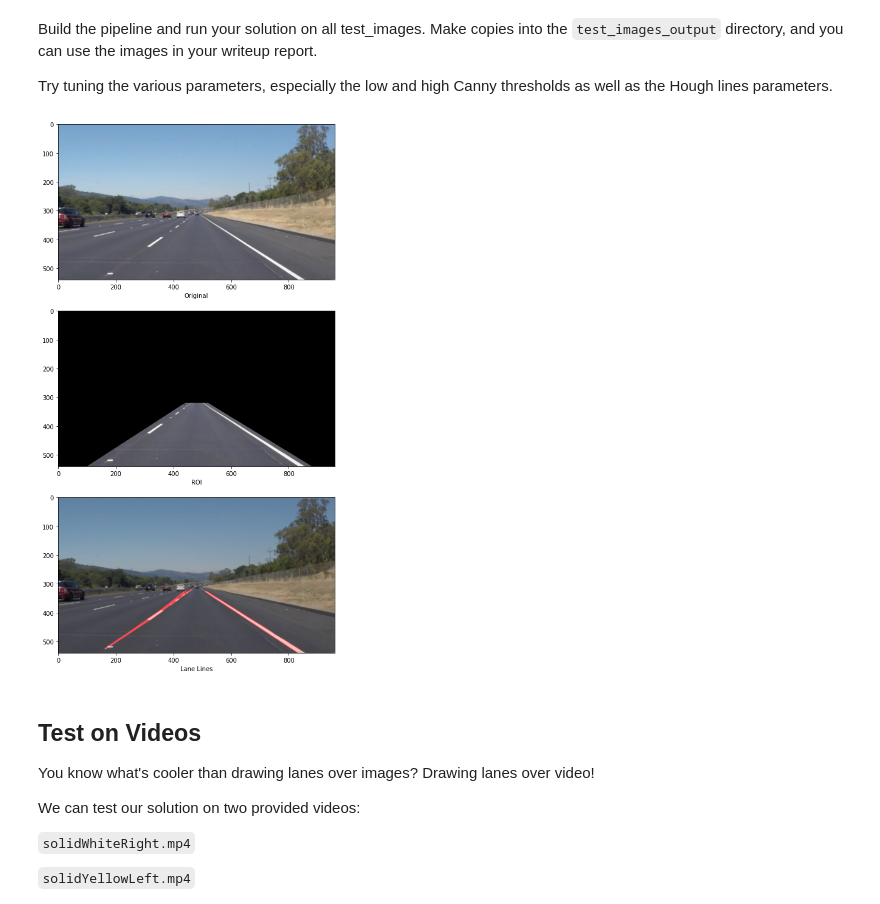
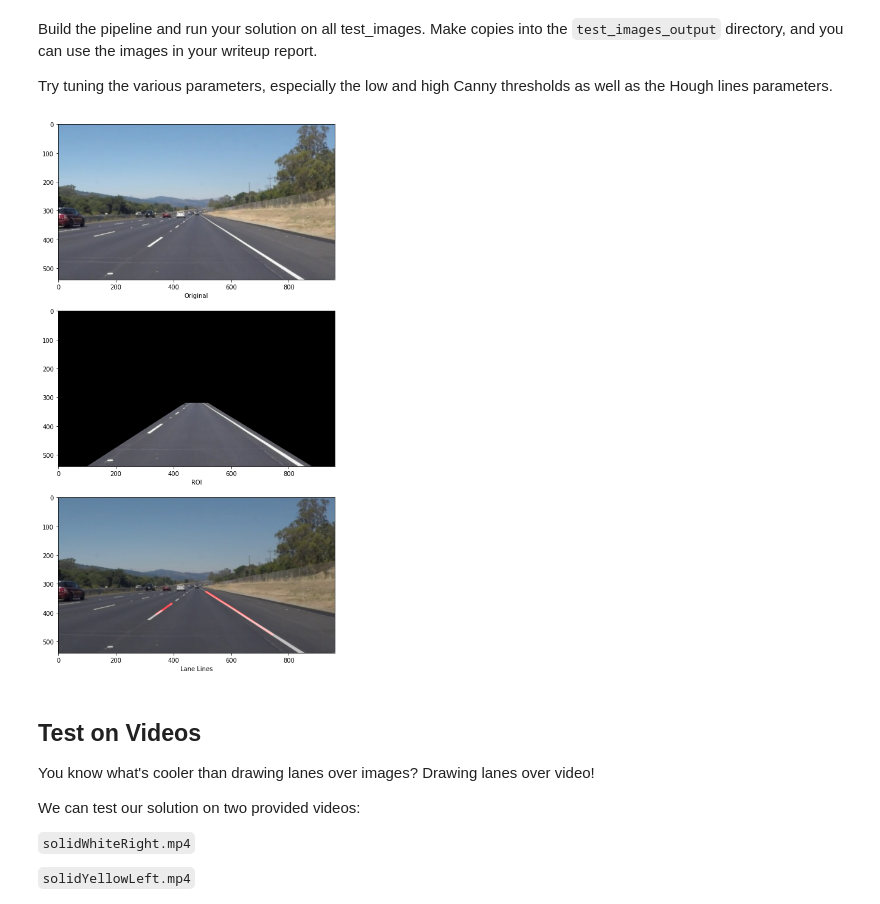
Before and after one commit to shlok-agarwal/LaneFinding, a Jupyter notebook: P1.ipynb, the cells around one changed output. Saved outputs shown, nothing was run; the diff lists cells and outputs as text; code cells hidden in the pictures.

Commit message:
polyfit but realize more complex solutions are more delicate and need more tuning

```diff
--- a/P1.ipynb
+++ b/P1.ipynb
@@ -125,7 +125,7 @@ def region_of_interest(img, vertices):
     return masked_image
 
 
-def draw_lines(img, lines, color=[255, 0, 0], thickness=2):
+def draw_lines(img, lines, lane_xcenter, color=[255, 0, 0], thickness=5):
     """
     NOTE: this is the function you might want to use as a starting point once you want to
     average/extrapolate the line segments you detect to map out the full
@@ -154,17 +154,16 @@ def draw_lines(img, lines, color=[255, 0, 0], thickness=2):
     def getPoints(img, lines):
         leftPoints = np.empty((0,2), int) # declare empty numpy array
         rightPoints = np.empty((0,2), int) # declare empty numpy array
-        xCenter = img.shape[1]/2
         for line in lines:
             for x1,y1,x2,y2 in line:
                 angle = lineAngle(x1,y1,x2,y2)
                 if (angle >= 30 and angle <= 90) or (angle >= -90 and angle <= -30):
-                    if x1 < xCenter:
+                    if x1 < lane_xcenter:
                         leftPoints = np.append(leftPoints, np.array([[x1,y1]]), axis=0)
                     else:
                         rightPoints = np.append(rightPoints, np.array([[x1,y1]]), axis=0)
 
-                    if x2 < xCenter:
+                    if x2 < lane_xcenter:
                         leftPoints = np.append(leftPoints, np.array([[x2,y2]]), axis=0)
                     else:
                         rightPoints = np.append(rightPoints, np.array([[x2,y2]]), axis=0)
@@ -174,16 +173,34 @@ def draw_lines(img, lines, color=[255, 0, 0], thickness=2):
 
     # From https://stackoverflow.com/questions/19165259/python-numpy-scipy-curve-fitting
     leftPoints, rightPoints = getPoints(img, lines)
-    cv2.polylines(img, [leftPoints],
+
+    # calculate polynomial
+    z = np.polyfit(leftPoints[:,0], leftPoints[:,1], 3)
+    f = np.poly1d(z)
+
+    size = 10
+    fitLeftPoints = np.empty((size,2), int)
+    fitLeftPoints[:,0] = np.linspace(leftPoints[0,0], leftPoints[-1,0], size)
+    fitLeftPoints[:,1] = f(fitLeftPoints[:,0])
+
+    # calculate polynomial
+    z = np.polyfit(rightPoints[:,0], rightPoints[:,1], 3)
+    f = np.poly1d(z)
+
+    fitRightPoints = np.empty((size,2), int)
+    fitRightPoints[:,0] = np.linspace(rightPoints[0,0], rightPoints[-1,0], size)
+    fitRightPoints[:,1] = f(fitRightPoints[:,0])
+
+    cv2.polylines(img, [fitLeftPoints],
                       False, color, thickness)
-    cv2.polylines(img, [rightPoints],
+    cv2.polylines(img, [fitRightPoints],
                       False, color, thickness)
 
 #     for line in lines:
 #             for x1,y1,x2,y2 in line:
 #                 cv2.line(img, (x1, y1), (x2, y2), color, thickness)
 
-def hough_lines(img, rho, theta, threshold, min_line_len, max_line_gap):
+def hough_lines(img, rho, theta, threshold, min_line_len, max_line_gap, lane_center_frac):
     """
     `img` should be the output of a Canny transform.
 
@@ -191,7 +208,7 @@ def hough_lines(img, rho, theta, threshold, min_line_len, max_line_gap):
     """
     lines = cv2.HoughLinesP(img, rho, theta, threshold, np.array([]), minLineLength=min_line_len, maxLineGap=max_line_gap)
     line_img = np.zeros((img.shape[0], img.shape[1], 3), dtype=np.uint8)
-    draw_lines(line_img, lines)
+    draw_lines(line_img, lines, int(lane_center_frac*img.shape[1]))
     return line_img
 
 # Python 3 has support for cool math symbols.
@@ -231,7 +248,7 @@ Build the pipeline and run your solution on all test_images. Make copies into th
 
 Try tuning the various parameters, especially the low and high Canny thresholds as well as the Hough lines parameters.
 # %%
-def drawLaneLine(image, vertices):
+def drawLaneLine(image, vertices, lane_center_frac = 0.5):
 
     # ROI visual
     roi_color_image = region_of_interest(image, vertices)
@@ -264,35 +281,35 @@ def drawLaneLine(image, vertices):
     max_line_gap = 1   # maximum gap in pixels between connectable line segments
 
     # Run Hough on edge detected image
     # Output "lines" is an array containing endpoints of detected line segments
-    lines = hough_lines(roi_edges, rho, theta, threshold, min_line_length, max_line_gap)
+    lines = hough_lines(roi_edges, rho, theta, threshold, min_line_length, max_line_gap, lane_center_frac)
 
     # Combo of original image and hough lines
     combo_image = weighted_img(lines, image)
 
     return roi_color_image, combo_image
 
 def plotVisual(image, roi_color_image, roi_lines):
 
     fig, ax = plt.subplots(3, figsize=(25, 16))
     ax[0].imshow(image)
     ax[0].set_xlabel("Original")
 
     ax[1].imshow(roi_color_image)
     ax[1].set_xlabel("ROI")
 
     ax[2].imshow(roi_lines)
     ax[2].set_xlabel("Lane Lines")
 
 
 # Test functions
 image = mpimg.imread('test_images/solidWhiteRight.jpg')
 imshape = image.shape
 vertices = np.array([[(100,imshape[0]),(440, 320), (520, 320), (880, imshape[0])]], dtype=np.int32)
 roi_color_image, roi_lines = drawLaneLine(image, vertices)
 plotVisual(image, roi_color_image, roi_lines)
 # %% [output]
-[figure, old version]
+[figure, new version]
 # %% [markdown]
 ## Test on Videos
 
```
Also changed, not shown: parts of 4 cells of this notebook, 2 other files.
